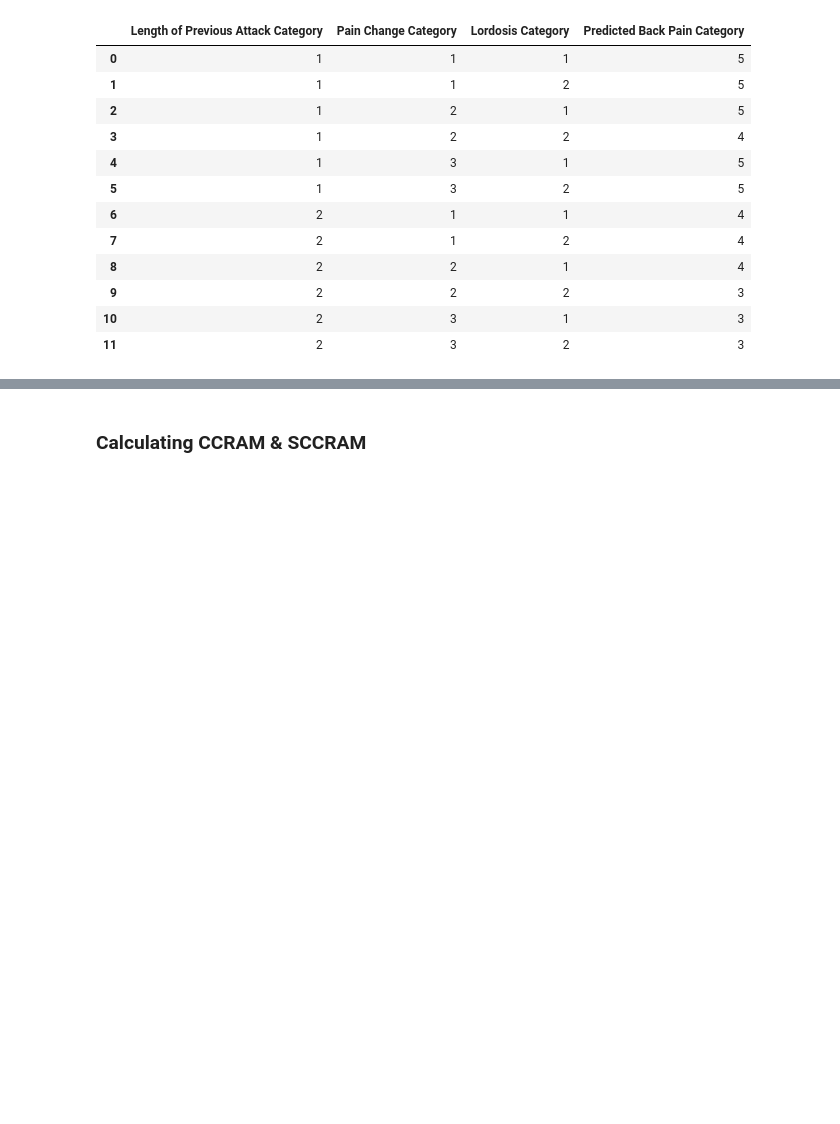
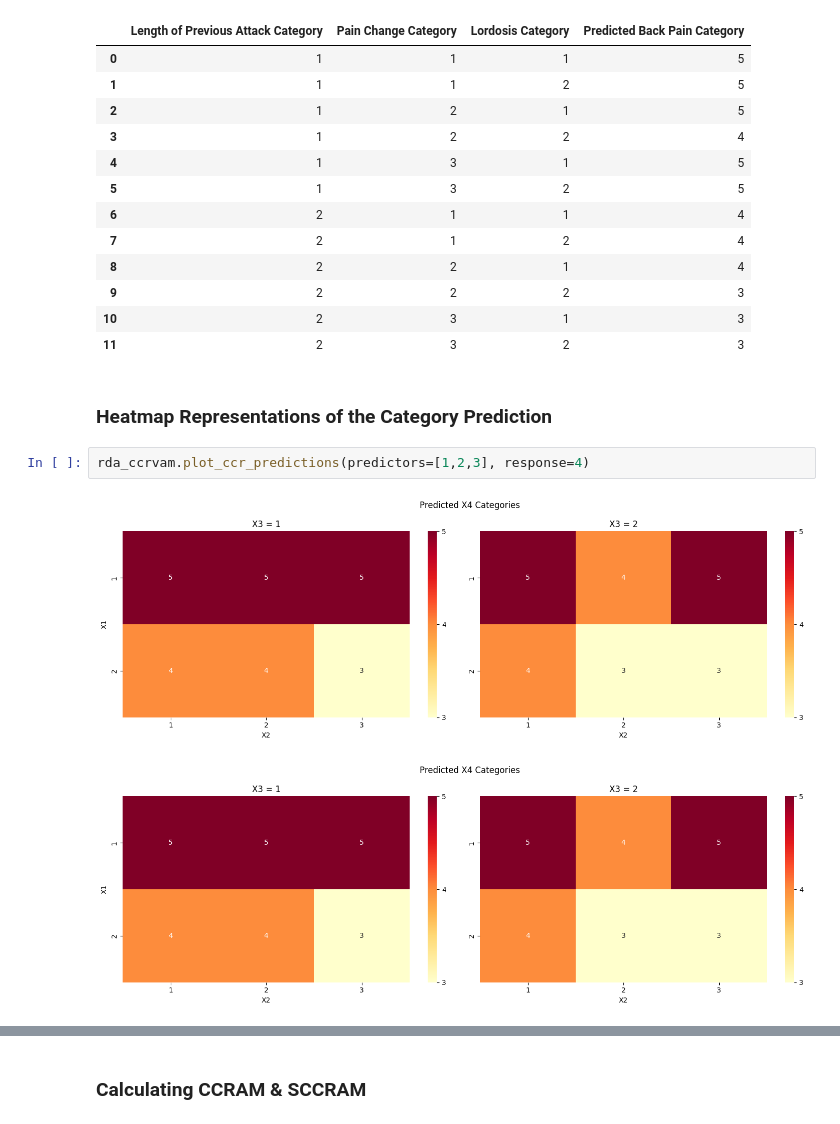
Before and after one commit to DhyeyMavani2003/ccrvam, a Jupyter notebook: examples/jupyter/01_Basic_GenericCheckerboardCopula_Usage_Demonstration.ipynb, the cells around one changed output, grey strips where cells are left out. Cells and saved outputs as stored; diff of their text form; blank space fills up the shorter version.

Commit message:
fix multi-plotting heatmap error; update pkg version to 0.7.3

```diff
--- a/examples/jupyter/01_Basic_GenericCheckerboardCopula_Usage_Demonstration.ipynb
+++ b/examples/jupyter/01_Basic_GenericCheckerboardCopula_Usage_Demonstration.ipynb
@@ -442,3 +442,10 @@ Predictions from Length of Previous Attack, Pain Change, Lordosis to Y = Back Pa
 | 9 | 2 | 2 | 2 | 3 |
 | 10 | 2 | 3 | 1 | 3 |
 | 11 | 2 | 3 | 2 | 3 |
+# %% [markdown]
+### Heatmap Representations of the Category Prediction
+# %%
+rda_ccrvam.plot_ccr_predictions(predictors=[1,2,3], response=4)
+# %% [output]
+[figure, added]
+[figure, added]
```
Also changed, not shown: parts of 2 cells of this notebook, 3 other files.
